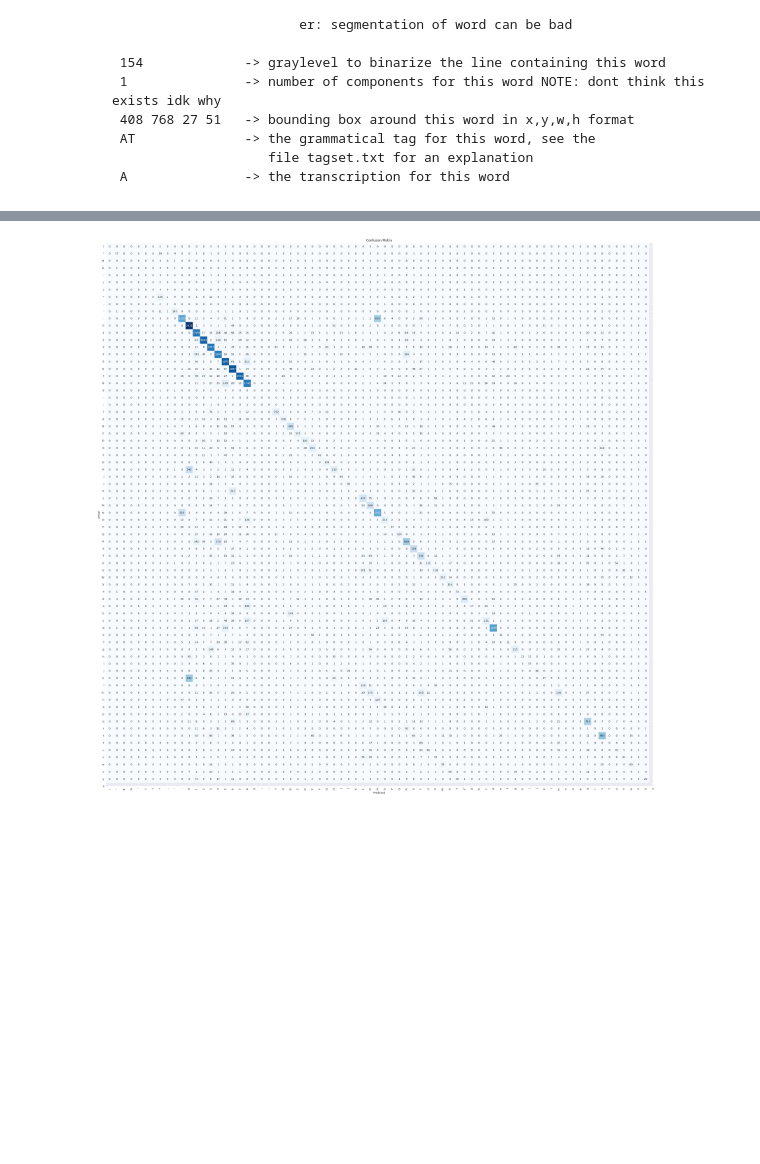
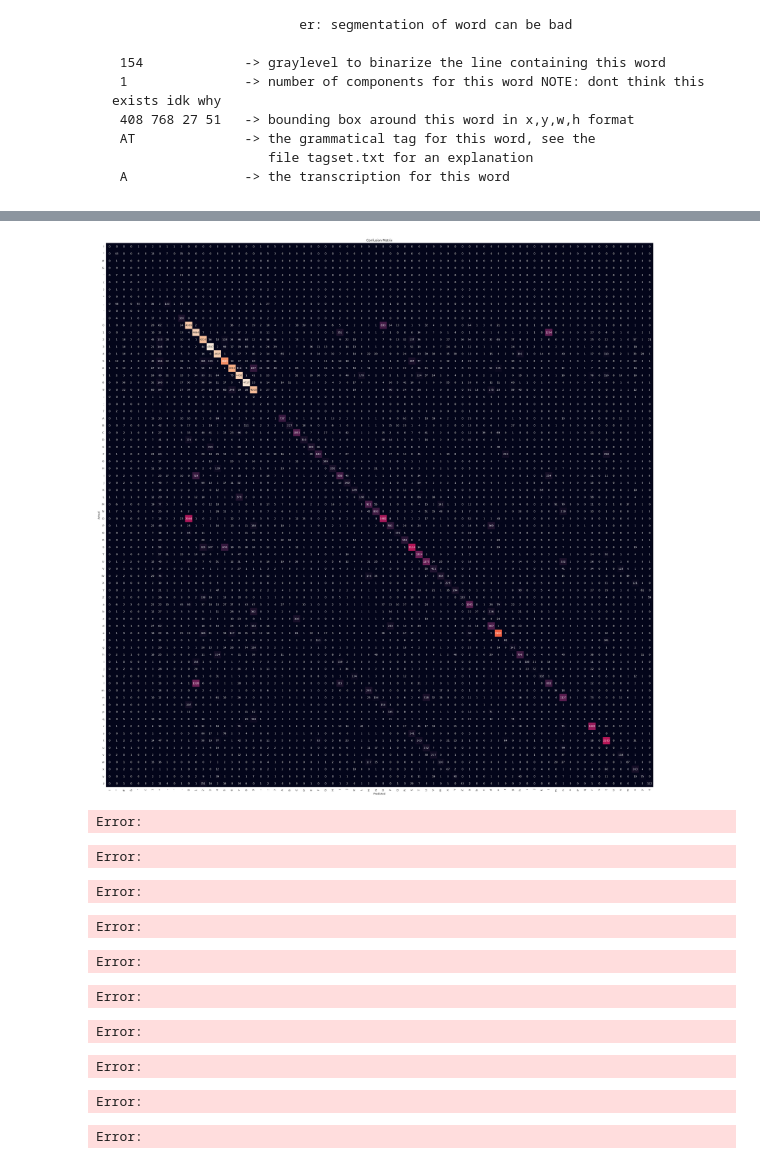
Before and after one commit to B1aZ3ng/handwritingRecognition, a Jupyter notebook: vgg-16.ipynb, the cells around one changed output, grey strips where cells are left out. Drawn from its saved outputs; the diff is of its cells as text; code cells hidden in the pictures; blank space fills up the shorter version.

```diff
--- a/vgg-16.ipynb
+++ b/vgg-16.ipynb
@@ -168,6 +151,6 @@ images = images[:1000000]
 # %%
-trainRatio = 0.8
-valRatio = 0.15
+trainRatio = 0.9
+valRatio = 0.05
 trainImages = images[0:int(len(images) * trainRatio)]
 valImages = images[int(len(images) * trainRatio):int(len(images) * (trainRatio + valRatio))]
 testImages = images[int(len(images) * (trainRatio + valRatio)):]
@@ -226,7 +197,7 @@ train_ds = tf.data.Dataset.from_tensor_slices((list(trainImages[:,0]), list(trai
 val_ds = tf.data.Dataset.from_tensor_slices((list(valImages[:,0]), list(valImages[:,1])))
 test_ds = tf.data.Dataset.from_tensor_slices((list(testImages[:,0]), list(testImages[:,1])))
 # %%
-BATCH_SIZE = 32
+BATCH_SIZE = 64
 train_ds = train_ds.map(load_image).batch(BATCH_SIZE).prefetch(tf.data.AUTOTUNE)
 val_ds = val_ds.map(load_image).batch(BATCH_SIZE).prefetch(tf.data.AUTOTUNE)
 test_ds = test_ds.map(load_image).batch(BATCH_SIZE).prefetch(tf.data.AUTOTUNE)
@@ -446,5 +304,7 @@ plt.show()
 # %%
-model = tf.keras.models.load_model("vgg-16/")
+'''
+model = tf.keras.models.load_model("vgg-16.keras")
 model.load_weights("savedModels/model_at_epoch_1.h5")
 model.summary()
+'''
 # %% [output]
@@ -513,21 +366,28 @@ done
 # %%
+
 from sklearn.metrics import confusion_matrix, classification_report
 import seaborn as sns
 sns.set_style('darkgrid')
 classes=label_encoder.get_vocabulary() # ordered list of class names
+
 ytrue=[]
+count = 0
+print ("part 1")
+l = len(images) - len(images) * (trainRatio + valRatio)
 for images, label in tqdm(test_ds):
+    count += 1
+    print (count/l*100,end="\r") #tqdm not working idk why
     for e in label:
-        ytrue.append(classes[e]) # list of class names associated with each image file in test dataset
+        ytrue.append(e) # list of class names associated with each image file in test dataset
 ypred=[]
 errors=0
 count=0
+l = len(preds)
+print ("part 2")
+for i, p in tqdm(enumerate(preds)):
+    count +=1
+    index=np.predict(p)# get probabilities of highest probabilities, if it is a letter, will include both upper and lower case
 
-for i, p in tqdm(enumerate(preds)):
-    count +=1;
-
-    index=np.argmax(p) # get index of prediction with highest probability
-    print (index,end="\r")
     klass=classes[index]
     ypred.append(klass)
     if klass != ytrue[i]:
@@ -540,5 +400,5 @@ print(msg)
 ypred=np.array(ypred)
 ytrue=np.array(ytrue)
 
-# create a confusion matrix
+# create a ` confusion matrix
 # %% [output]
@@ -547,19 +418,29 @@ there were 30472 correct predictions in 50000 tests for an accuracy of  60.94 %
 # %%
 cm = confusion_matrix(ytrue, ypred )
 length=len(classes)
 if length<8:
     fig_width=8
     fig_height=8
 else:
     fig_width= int(length * .5)
     fig_height= int(length * .5)
 plt.figure(figsize=(fig_width, fig_height))
-sns.heatmap(cm, annot=True, vmin=0, fmt='g', cmap='Blues', cbar=False)
+sns.heatmap(cm, annot=True, vmin=0, fmt='g', cbar=False)
 plt.xticks(np.arange(length)+.5, classes, rotation= 90)
 plt.yticks(np.arange(length)+.5, classes, rotation=0)
 plt.xlabel("Predicted")
 plt.ylabel("Actual")
 plt.title("Confusion Matrix")
 plt.show()
 # %% [output]
-[figure, old version]
+[figure, new version]
+Error:
+Error:
+Error:
+Error:
+Error:
+Error:
+Error:
+Error:
+Error:
+Error:
```
Also changed, not shown: parts of 24 cells of this notebook.
